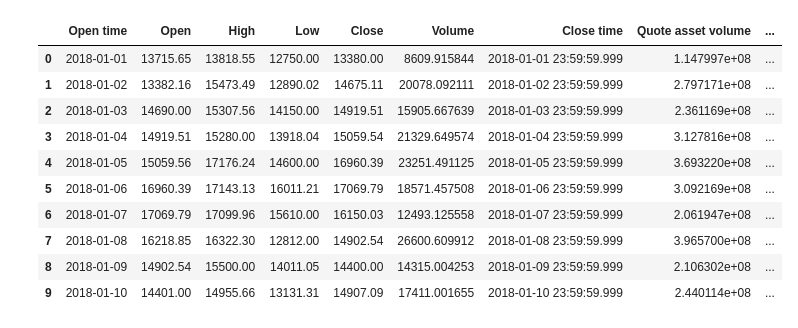
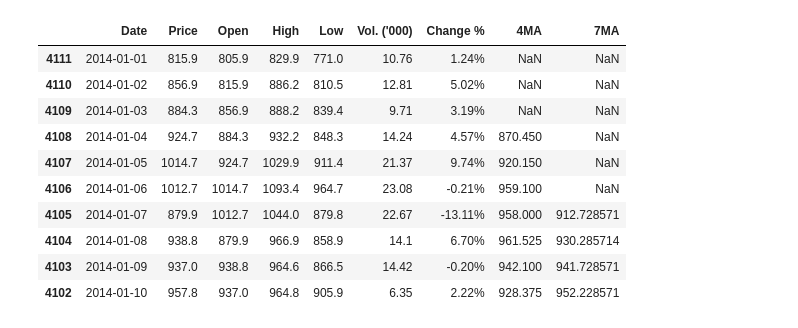
Before and after one commit to ArthurChan-1111/Bitcoin_prediction, a Jupyter notebook: Cup_and_handle.ipynb, the cells around one changed output. Saved outputs shown, nothing was run; the diff lists cells and outputs as text; code cells hidden in the pictures.

```diff
--- a/Cup_and_handle.ipynb
+++ b/Cup_and_handle.ipynb
@@ -1,31 +1,31 @@
 # %%
 import pandas as pd
 
 # Load the data from the CSV file
-btc_data = pd.read_csv('btc_1d_data_2018_to_2025.csv')
+btc_data = pd.read_csv('Bitcoin Historical Data.csv')
 
 # Ensure the data is sorted by date if not already
-btc_data['Open time'] = pd.to_datetime(btc_data['Open time'])
-btc_data = btc_data.sort_values(by='Open time')
+btc_data['Date'] = pd.to_datetime(btc_data['Date'])
+btc_data = btc_data.sort_values(by='Date')
 
 # Calculate the 4-day and 7-day moving averages
-btc_data['4MA'] = btc_data['Close'].rolling(window=4).mean()
-btc_data['7MA'] = btc_data['Close'].rolling(window=7).mean()
+btc_data['4MA'] = btc_data['Price'].rolling(window=4).mean()
+btc_data['7MA'] = btc_data['Price'].rolling(window=7).mean()
 
 # Display the updated DataFrame
 btc_data.head(10)
 # %% [output]
-|  | Open time | Open | High | Low | Close | Volume | Close time | Quote asset volume | ... |
-| 0 | 2018-01-01 | 13715.65 | 13818.55 | 12750.00 | 13380.00 | 8609.915844 | 2018-01-01 23:59:59.999 | 1.147997e+08 | ... |
-| 1 | 2018-01-02 | 13382.16 | 15473.49 | 12890.02 | 14675.11 | 20078.092111 | 2018-01-02 23:59:59.999 | 2.797171e+08 | ... |
-| 2 | 2018-01-03 | 14690.00 | 15307.56 | 14150.00 | 14919.51 | 15905.667639 | 2018-01-03 23:59:59.999 | 2.361169e+08 | ... |
-| 3 | 2018-01-04 | 14919.51 | 15280.00 | 13918.04 | 15059.54 | 21329.649574 | 2018-01-04 23:59:59.999 | 3.127816e+08 | ... |
-| 4 | 2018-01-05 | 15059.56 | 17176.24 | 14600.00 | 16960.39 | 23251.491125 | 2018-01-05 23:59:59.999 | 3.693220e+08 | ... |
-| 5 | 2018-01-06 | 16960.39 | 17143.13 | 16011.21 | 17069.79 | 18571.457508 | 2018-01-06 23:59:59.999 | 3.092169e+08 | ... |
-| 6 | 2018-01-07 | 17069.79 | 17099.96 | 15610.00 | 16150.03 | 12493.125558 | 2018-01-07 23:59:59.999 | 2.061947e+08 | ... |
-| 7 | 2018-01-08 | 16218.85 | 16322.30 | 12812.00 | 14902.54 | 26600.609912 | 2018-01-08 23:59:59.999 | 3.965700e+08 | ... |
-| 8 | 2018-01-09 | 14902.54 | 15500.00 | 14011.05 | 14400.00 | 14315.004253 | 2018-01-09 23:59:59.999 | 2.106302e+08 | ... |
-| 9 | 2018-01-10 | 14401.00 | 14955.66 | 13131.31 | 14907.09 | 17411.001655 | 2018-01-10 23:59:59.999 | 2.440114e+08 | ... |
+|  | Date | Price | Open | High | Low | Vol. ('000) | Change % | 4MA | 7MA |
+| 4111 | 2014-01-01 | 815.9 | 805.9 | 829.9 | 771.0 | 10.76 | 1.24% | NaN | NaN |
+| 4110 | 2014-01-02 | 856.9 | 815.9 | 886.2 | 810.5 | 12.81 | 5.02% | NaN | NaN |
+| 4109 | 2014-01-03 | 884.3 | 856.9 | 888.2 | 839.4 | 9.71 | 3.19% | NaN | NaN |
+| 4108 | 2014-01-04 | 924.7 | 884.3 | 932.2 | 848.3 | 14.24 | 4.57% | 870.450 | NaN |
+| 4107 | 2014-01-05 | 1014.7 | 924.7 | 1029.9 | 911.4 | 21.37 | 9.74% | 920.150 | NaN |
+| 4106 | 2014-01-06 | 1012.7 | 1014.7 | 1093.4 | 964.7 | 23.08 | -0.21% | 959.100 | NaN |
+| 4105 | 2014-01-07 | 879.9 | 1012.7 | 1044.0 | 879.8 | 22.67 | -13.11% | 958.000 | 912.728571 |
+| 4104 | 2014-01-08 | 938.8 | 879.9 | 966.9 | 858.9 | 14.1 | 6.70% | 961.525 | 930.285714 |
+| 4103 | 2014-01-09 | 937.0 | 938.8 | 964.6 | 866.5 | 14.42 | -0.20% | 942.100 | 941.728571 |
+| 4102 | 2014-01-10 | 957.8 | 937.0 | 964.8 | 905.9 | 6.35 | 2.22% | 928.375 | 952.228571 |
 # %%
 import numpy as np
 import pandas as pd
```
Also changed, not shown: parts of 3 cells of this notebook, 1 other file.
